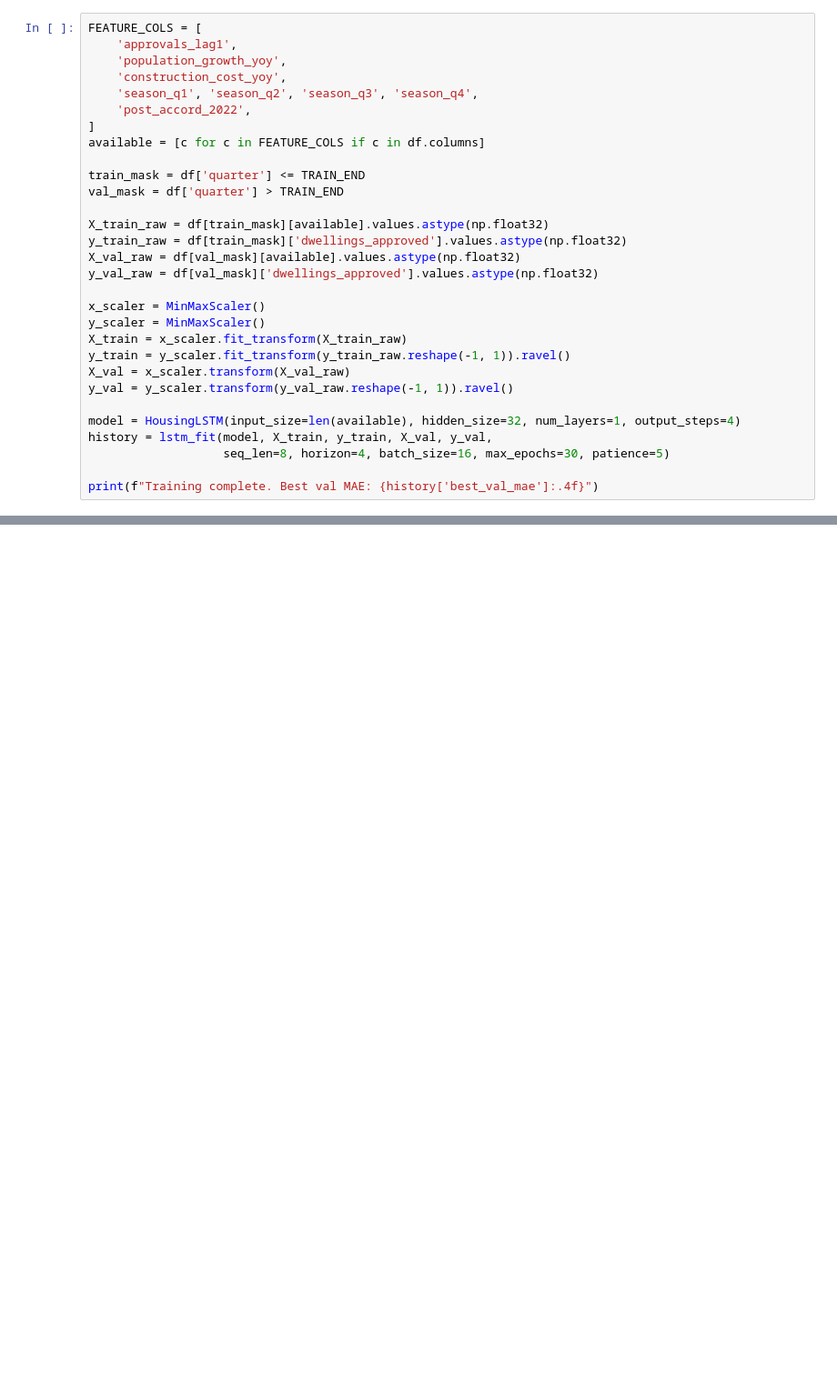
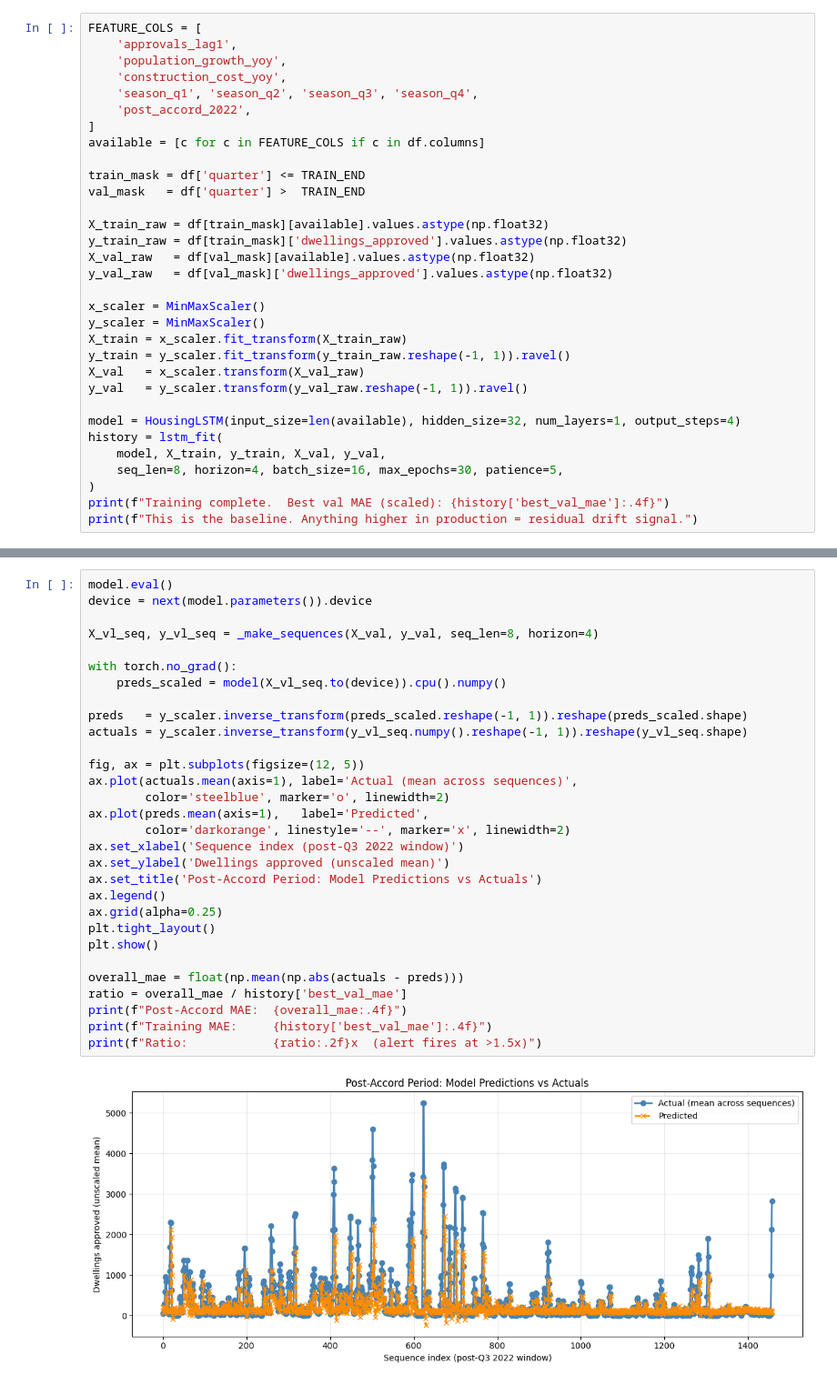
Before and after one commit to masoudraimi/Housing-Approval-Forecaster, a Jupyter notebook: notebooks/02_drift_case_study.ipynb, the cells around one changed output, grey strips where cells are left out. Shown at 91% size. Drawn from its saved outputs; the diff is of its cells as text; blank space fills up the shorter version.

```diff
--- a/notebooks/02_drift_case_study.ipynb
+++ b/notebooks/02_drift_case_study.ipynb
@@ -114,22 +111,24 @@ FEATURE_COLS = [
 available = [c for c in FEATURE_COLS if c in df.columns]
 
 train_mask = df['quarter'] <= TRAIN_END
-val_mask = df['quarter'] > TRAIN_END
+val_mask   = df['quarter'] >  TRAIN_END
 
 X_train_raw = df[train_mask][available].values.astype(np.float32)
 y_train_raw = df[train_mask]['dwellings_approved'].values.astype(np.float32)
-X_val_raw = df[val_mask][available].values.astype(np.float32)
-y_val_raw = df[val_mask]['dwellings_approved'].values.astype(np.float32)
+X_val_raw   = df[val_mask][available].values.astype(np.float32)
+y_val_raw   = df[val_mask]['dwellings_approved'].values.astype(np.float32)
 
 x_scaler = MinMaxScaler()
 y_scaler = MinMaxScaler()
 X_train = x_scaler.fit_transform(X_train_raw)
 y_train = y_scaler.fit_transform(y_train_raw.reshape(-1, 1)).ravel()
-X_val = x_scaler.transform(X_val_raw)
-y_val = y_scaler.transform(y_val_raw.reshape(-1, 1)).ravel()
+X_val   = x_scaler.transform(X_val_raw)
+y_val   = y_scaler.transform(y_val_raw.reshape(-1, 1)).ravel()
 
 model = HousingLSTM(input_size=len(available), hidden_size=32, num_layers=1, output_steps=4)
-history = lstm_fit(model, X_train, y_train, X_val, y_val,
-                   seq_len=8, horizon=4, batch_size=16, max_epochs=30, patience=5)
-
-print(f"Training complete. Best val MAE: {history['best_val_mae']:.4f}")
+history = lstm_fit(
+    model, X_train, y_train, X_val, y_val,
+    seq_len=8, horizon=4, batch_size=16, max_epochs=30, patience=5,
+)
+print(f"Training complete.  Best val MAE (scaled): {history['best_val_mae']:.4f}")
+print(f"This is the baseline. Anything higher in production = residual drift signal.")
@@ -149,0 +151,32 @@ The chart below shows the construction cost z-score over time. Watch for when it
+# %%
+model.eval()
+device = next(model.parameters()).device
+
+X_vl_seq, y_vl_seq = _make_sequences(X_val, y_val, seq_len=8, horizon=4)
+
+with torch.no_grad():
+    preds_scaled = model(X_vl_seq.to(device)).cpu().numpy()
+
+preds   = y_scaler.inverse_transform(preds_scaled.reshape(-1, 1)).reshape(preds_scaled.shape)
+actuals = y_scaler.inverse_transform(y_vl_seq.numpy().reshape(-1, 1)).reshape(y_vl_seq.shape)
+
+fig, ax = plt.subplots(figsize=(12, 5))
+ax.plot(actuals.mean(axis=1), label='Actual (mean across sequences)',
+        color='steelblue', marker='o', linewidth=2)
+ax.plot(preds.mean(axis=1),   label='Predicted',
+        color='darkorange', linestyle='--', marker='x', linewidth=2)
+ax.set_xlabel('Sequence index (post-Q3 2022 window)')
+ax.set_ylabel('Dwellings approved (unscaled mean)')
+ax.set_title('Post-Accord Period: Model Predictions vs Actuals')
+ax.legend()
+ax.grid(alpha=0.25)
+plt.tight_layout()
+plt.show()
+
+overall_mae = float(np.mean(np.abs(actuals - preds)))
+ratio = overall_mae / history['best_val_mae']
+print(f"Post-Accord MAE:  {overall_mae:.4f}")
+print(f"Training MAE:     {history['best_val_mae']:.4f}")
+print(f"Ratio:            {ratio:.2f}x  (alert fires at >1.5x)")
+# %% [output]
+[figure, added]
```
Also changed, not shown: parts of 26 cells of this notebook.
